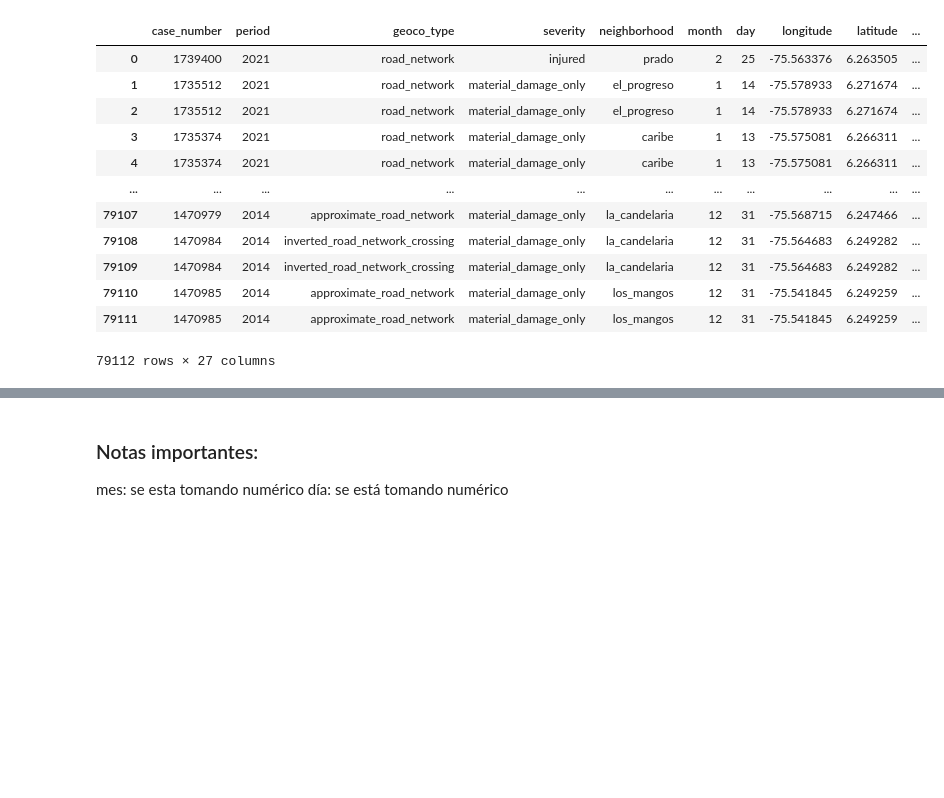
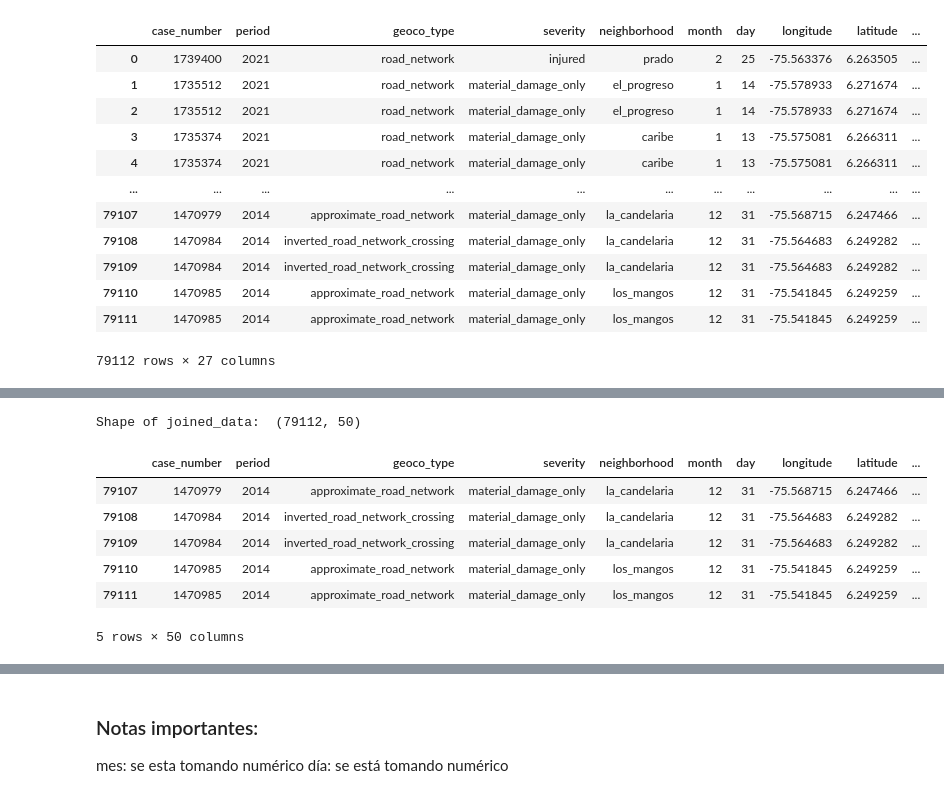
Before and after one commit to Anmjaramillo412/Buses_accidents_Medellin, a Jupyter notebook: notebooks/8-Moran_hot_spot.ipynb, the cells around one changed output, grey strips where cells are left out. Saved outputs shown, nothing was run; the diff lists cells and outputs as text; code cells hidden in the pictures; blank space fills up the shorter version.

```diff
--- a/notebooks/8-Moran_hot_spot.ipynb
+++ b/notebooks/8-Moran_hot_spot.ipynb
@@ -38,6 +86,15 @@ FileNotFoundError: [Errno 2] No such file or directory: '../../Bases de datos/Cl
 # %%
-joined_data = more_attributes.merge(
-    vehiculos_2013_2023, left_on="RADICADO", right_on="NRO_RADICADO"
+joined_data = loaded_cleaned_data.merge(
+    anselin_data, left_on="case_number", right_on="case_numbe"
 )
 print("Shape of joined_data: ", joined_data.shape)
 joined_data.tail()
+# %% [output]
+Shape of joined_data:  (79112, 50)
+|  | case_number | period | geoco_type | severity | neighborhood | month | day | longitude | latitude | ... |
+| 79107 | 1470979 | 2014 | approximate_road_network | material_damage_only | la_candelaria | 12 | 31 | -75.568715 | 6.247466 | ... |
+| 79108 | 1470984 | 2014 | inverted_road_network_crossing | material_damage_only | la_candelaria | 12 | 31 | -75.564683 | 6.249282 | ... |
+| 79109 | 1470984 | 2014 | inverted_road_network_crossing | material_damage_only | la_candelaria | 12 | 31 | -75.564683 | 6.249282 | ... |
+| 79110 | 1470985 | 2014 | approximate_road_network | material_damage_only | los_mangos | 12 | 31 | -75.541845 | 6.249259 | ... |
+| 79111 | 1470985 | 2014 | approximate_road_network | material_damage_only | los_mangos | 12 | 31 | -75.541845 | 6.249259 | ... |
+5 rows × 50 columns
```
Also changed, not shown: parts of 9 cells of this notebook, 1 other file.
